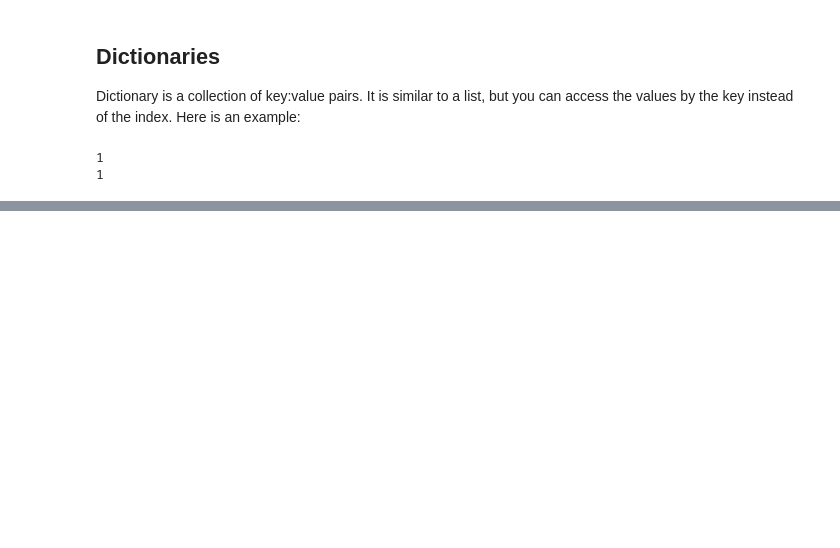
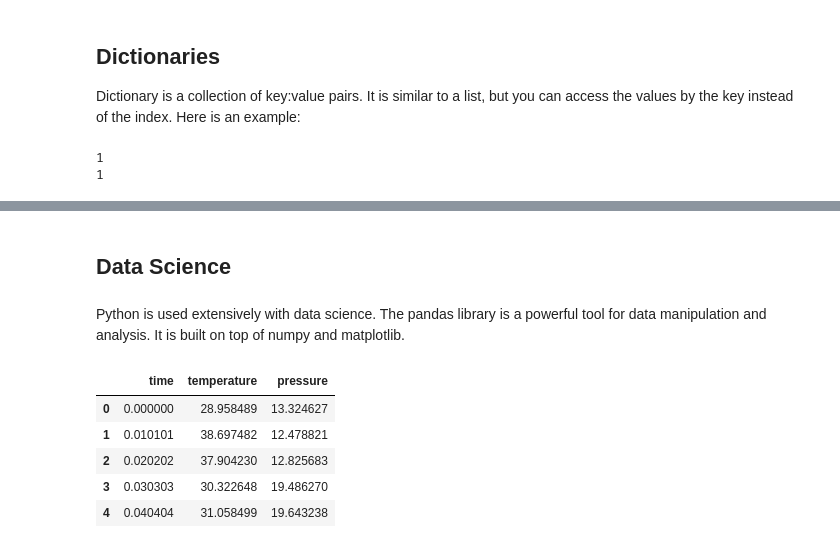
Before and after one commit to clint-bg/comptools, a Jupyter notebook: _build/jupyter_execute/lectures/02-Arrays.ipynb, the cells around one changed output, grey strips where cells are left out. Saved outputs shown, nothing was run; the diff lists cells and outputs as text; code cells hidden in the pictures; blank space fills up the shorter version.

```diff
--- a/_build/jupyter_execute/lectures/02-Arrays.ipynb
+++ b/_build/jupyter_execute/lectures/02-Arrays.ipynb
@@ -99,0 +257,15 @@ Dictionaries can be very helpful when you have data and you want to access it by
+# %% [markdown]
+## Data Science
+# %% [markdown]
+Python is used extensively with data science.  The pandas library is a powerful tool for data manipulation and analysis.  It is built on top of numpy and matplotlib.
+# %%
+import pandas as pd
+df = pd.DataFrame(spreadsheet)
+df.head()
+# %% [output]
+|  | time | temperature | pressure |
+| 0 | 0.000000 | 28.958489 | 13.324627 |
+| 1 | 0.010101 | 38.697482 | 12.478821 |
+| 2 | 0.020202 | 37.904230 | 12.825683 |
+| 3 | 0.030303 | 30.322648 | 19.486270 |
+| 4 | 0.040404 | 31.058499 | 19.643238 |
```
Also changed, not shown: parts of 75 cells of this notebook, 21 other files.
